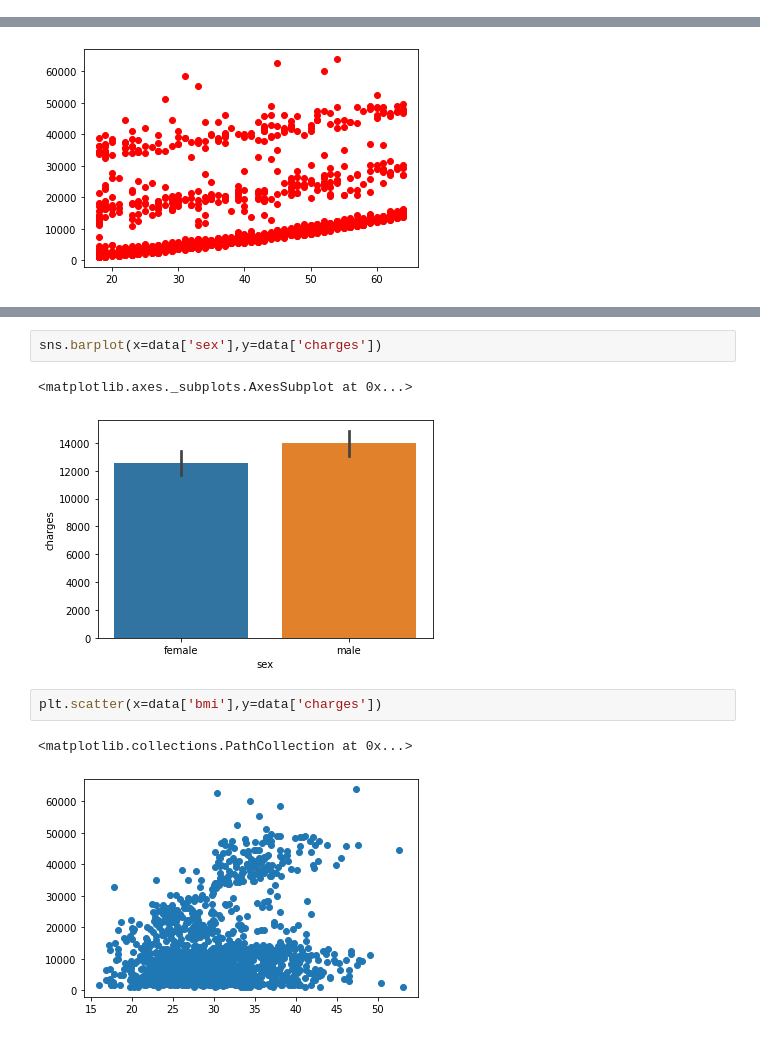
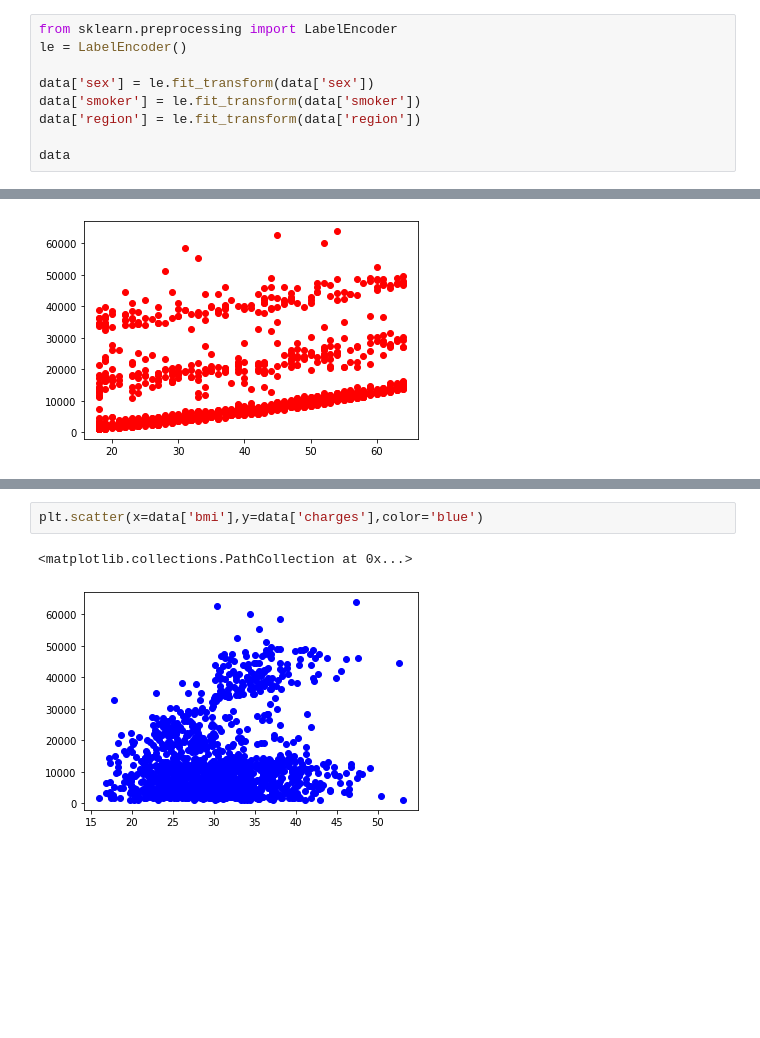
Before and after one commit to aysuyildizcaldiran/data_visualization, a Jupyter notebook: AllSummer1.ipynb, the cells around one changed output, grey strips where cells are left out. Cells and saved outputs as stored; diff of their text form; blank space fills up the shorter version.

```diff
--- a/AllSummer1.ipynb
+++ b/AllSummer1.ipynb
@@ -30,0 +58,9 @@ memory usage: 73.3+ KB
+# %%
+from sklearn.preprocessing import LabelEncoder
+le = LabelEncoder()
+
+data['sex'] = le.fit_transform(data['sex'])
+data['smoker'] = le.fit_transform(data['smoker'])
+data['region'] = le.fit_transform(data['region'])
+
+data
@@ -36,10 +126,5 @@ plt.scatter(x=data['age'],y=data['charges'],color='red')
 # %%
-sns.barplot(x=data['sex'],y=data['charges'])
+plt.scatter(x=data['bmi'],y=data['charges'],color='blue')
 # %% [output]
-<matplotlib.axes._subplots.AxesSubplot at 0x...>
+<matplotlib.collections.PathCollection at 0x...>
-[figure, old version]
+[figure, new version]
-# %%
-plt.scatter(x=data['bmi'],y=data['charges'])
-# %% [output]
-<matplotlib.collections.PathCollection at 0x...>
-[figure, removed]
```
Also changed, not shown: parts of 29 cells of this notebook.
